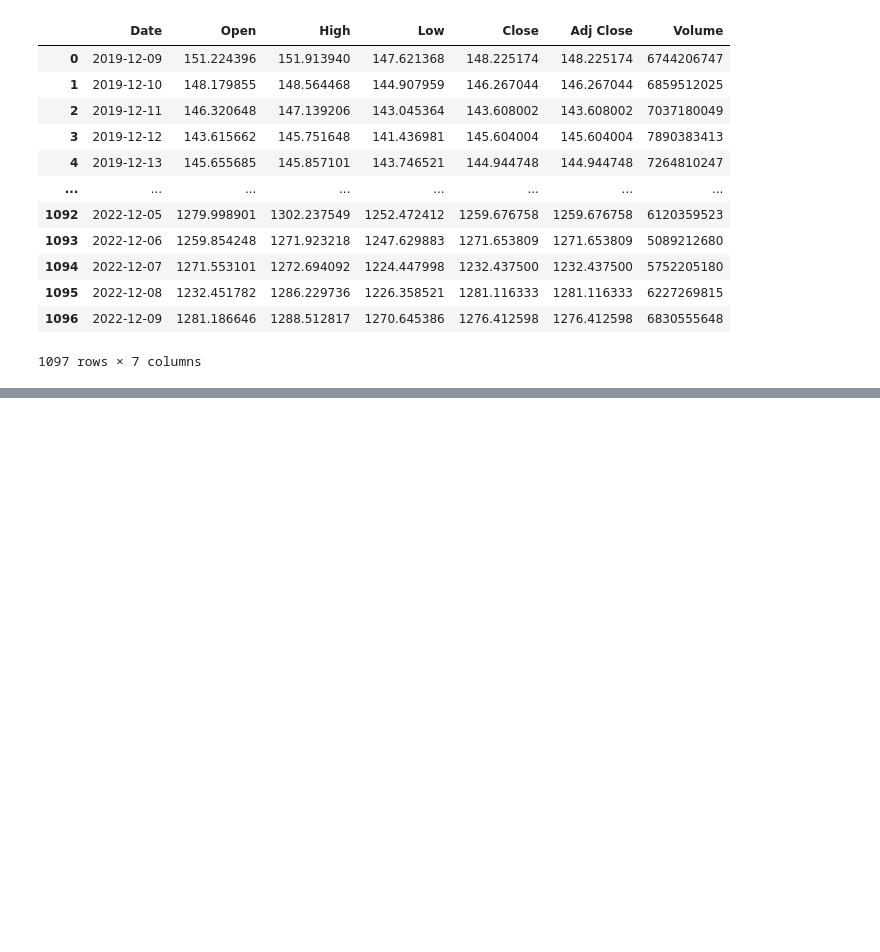
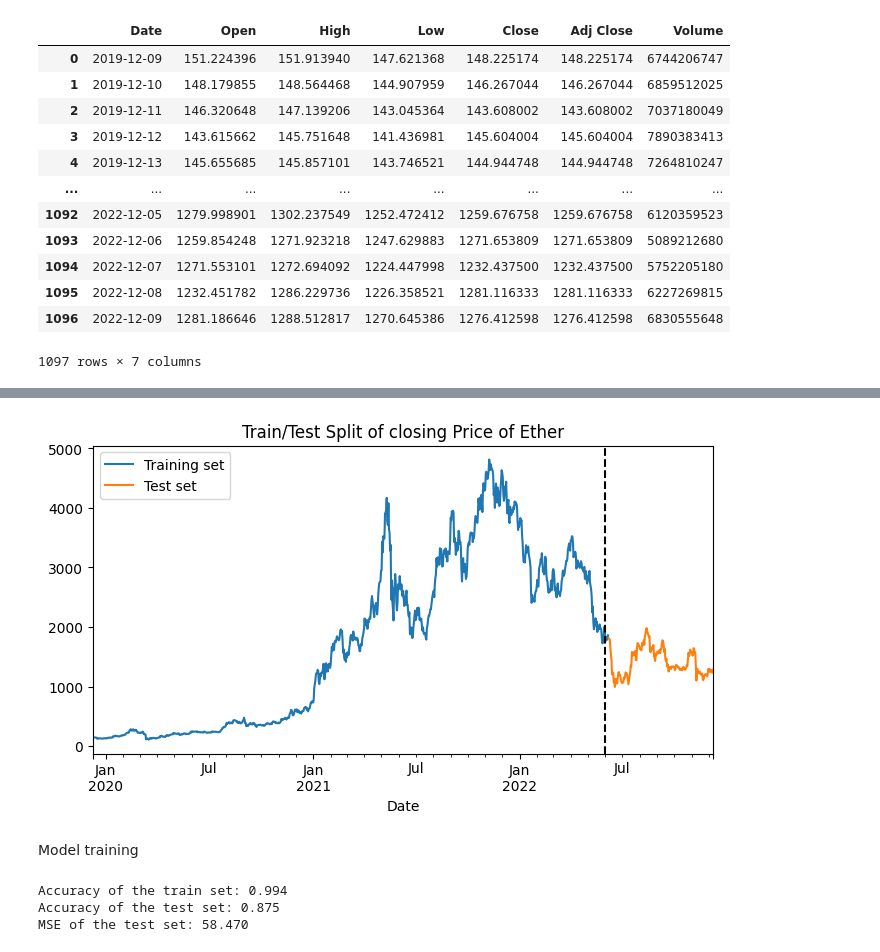
Before and after one commit to it21053528/Machine-learning, a Jupyter notebook: Ether price/EtherPredict.ipynb, the cells around one changed output, grey strips where cells are left out. Drawn from its saved outputs; the diff is of its cells as text; code cells hidden in the pictures; blank space fills up the shorter version.

Commit message:
ether added

```diff
--- a/Ether price/EtherPredict.ipynb
+++ b/Ether price/EtherPredict.ipynb
@@ -83,0 +25,3 @@ RandomForestRegressor does not accept missing values encoded as NaN natively. Fo
+# %%
+data = data.set_index('Date')
+data
@@ -83,0 +53,2 @@ RandomForestRegressor does not accept missing values encoded as NaN natively. Fo
+# %%
+data['Target'] = data['Close'].shift(-1)
@@ -83,0 +65,2 @@ RandomForestRegressor does not accept missing values encoded as NaN natively. Fo
+# %%
+data.drop(index= '2022-12-09', inplace=True)
@@ -83,0 +84,36 @@ RandomForestRegressor does not accept missing values encoded as NaN natively. Fo
+# %%
+train = data.loc[data.index < '2022-06-07']
+test = data.loc[data.index >= '2022-06-07']
+
+X_train = train.drop(columns='Target')
+y_train = train[['Target']]
+
+X_test = test.drop(columns='Target')
+y_test = test['Target']
+# %%
+import matplotlib.pyplot as plt
+
+fig,ax = plt.subplots(figsize=(8,4))
+train['Close'].plot(ax=ax, label='Training set')
+test['Close'].plot(ax=ax, label='Test set')
+ax.legend()
+plt.title("Train/Test Split of closing Price of Ether")
+ax.axvline('2022-06-01', color='black', ls='--')
+plt.show()
+# %% [output]
+[figure, added]
+# %% [markdown]
+Model training
+# %%
+reg = XGBRegressor(n_estimators=33, learning_rate = 0.1)
+reg.fit(X_train,y_train)
+predictions = reg.predict(X_test)
+
+from sklearn.metrics import mean_absolute_error
+print("Accuracy of the train set: {:.3f}".format(reg.score(X_train,y_train)))
+print("Accuracy of the test set: {:.3f}".format(reg.score(X_test,y_test)))
+print("MSE of the test set: {:.3f}".format(mean_absolute_error(y_test,predictions)))
+# %% [output]
+Accuracy of the train set: 0.994
+Accuracy of the test set: 0.875
+MSE of the test set: 58.470
```
Also changed, not shown: parts of 11 cells of this notebook.
